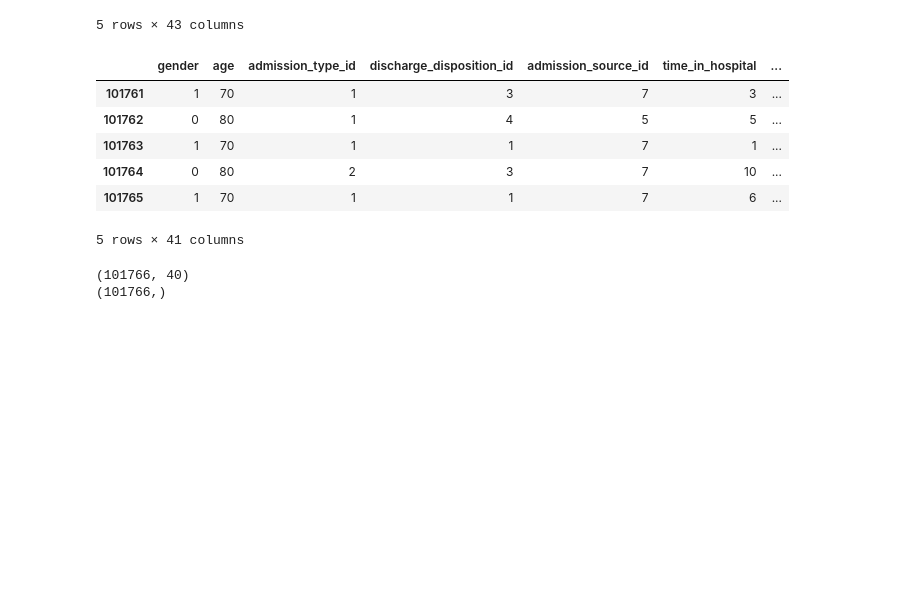
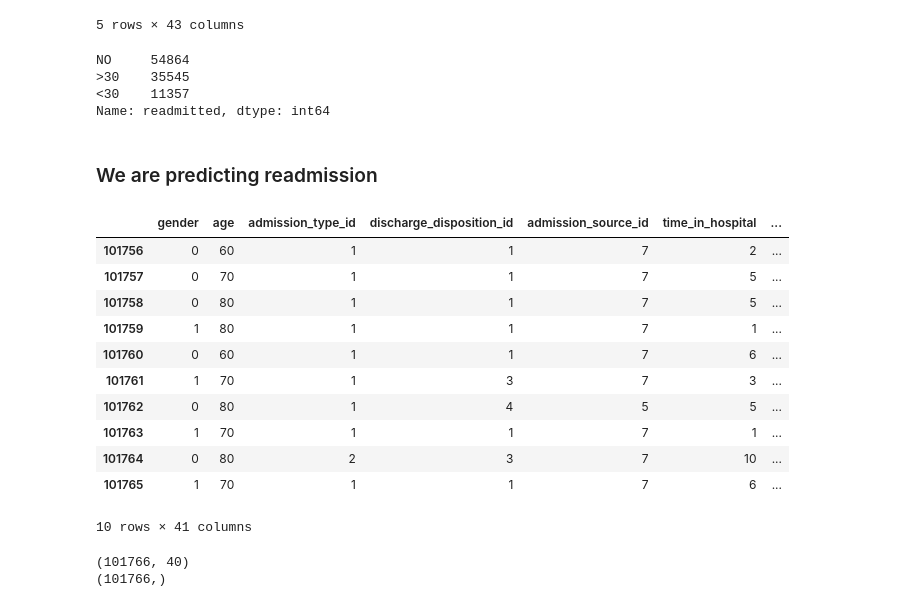
Before and after one commit to bryan-mwas/diabetes-dataset, a Jupyter notebook: Diabetes.ipynb, the cells around one changed output. Drawn from its saved outputs; the diff is of its cells as text; code cells hidden in the pictures; blank space fills up the shorter version.

```diff
--- a/Diabetes.ipynb
+++ b/Diabetes.ipynb
@@ -234,9 +92,18 @@ categoricals = ['gender']
 
 for c in categoricals:
     diabetes_dataset[c] = pd.Categorical(diabetes_dataset[c]).codes
+# %%
+diabetes_dataset.readmitted.value_counts()
+# %% [output]
+NO     54864
+>30    35545
+<30    11357
+Name: readmitted, dtype: int64
+# %% [markdown]
+### We are predicting readmission
 # %%
-diabetes_dataset.loc[diabetes_dataset.readmitted != 'NO','readmitted'] = 0;
-diabetes_dataset.loc[diabetes_dataset.readmitted == 'NO','readmitted'] = 1;
+diabetes_dataset.loc[diabetes_dataset.readmitted != 'NO','readmitted'] = 1;
+diabetes_dataset.loc[diabetes_dataset.readmitted == 'NO','readmitted'] = 0;
 
 #diabetes_dataset.loc[diabetes_dataset.readmitted != '<30','readmitted'] = 0;
 #diabetes_dataset.loc[diabetes_dataset.readmitted == '<30','readmitted'] = 1;
@@ -246,15 +113,20 @@ diabetes_dataset.readmitted = diabetes_dataset.readmitted.astype(np.int8)
 y = diabetes_dataset.readmitted
 X = diabetes_dataset.drop('readmitted', axis=1)
 # %%
-diabetes_dataset.tail(5)
+diabetes_dataset.tail(10)
 # %% [output]
 |  | gender | age | admission_type_id | discharge_disposition_id | admission_source_id | time_in_hospital | ... |
+| 101756 | 0 | 60 | 1 | 1 | 7 | 2 | ... |
+| 101757 | 0 | 70 | 1 | 1 | 7 | 5 | ... |
+| 101758 | 0 | 80 | 1 | 1 | 7 | 5 | ... |
+| 101759 | 1 | 80 | 1 | 1 | 7 | 1 | ... |
+| 101760 | 0 | 60 | 1 | 1 | 7 | 6 | ... |
 | 101761 | 1 | 70 | 1 | 3 | 7 | 3 | ... |
 | 101762 | 0 | 80 | 1 | 4 | 5 | 5 | ... |
 | 101763 | 1 | 70 | 1 | 1 | 7 | 1 | ... |
 | 101764 | 0 | 80 | 2 | 3 | 7 | 10 | ... |
 | 101765 | 1 | 70 | 1 | 1 | 7 | 6 | ... |
-5 rows × 41 columns
+10 rows × 41 columns
 # %%
 print(X.shape)
 print(y.shape)
```
Also changed, not shown: parts of 42 cells of this notebook.
